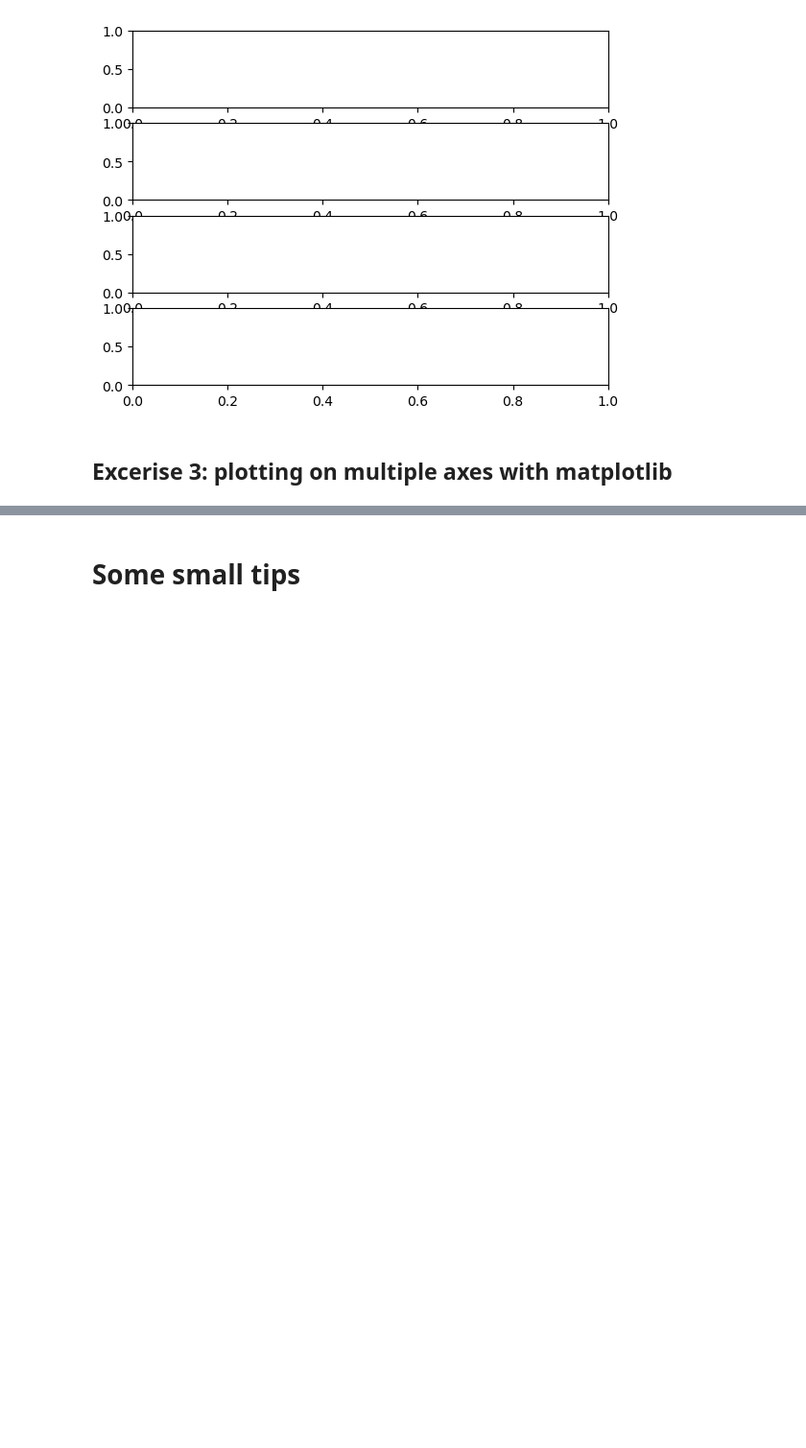
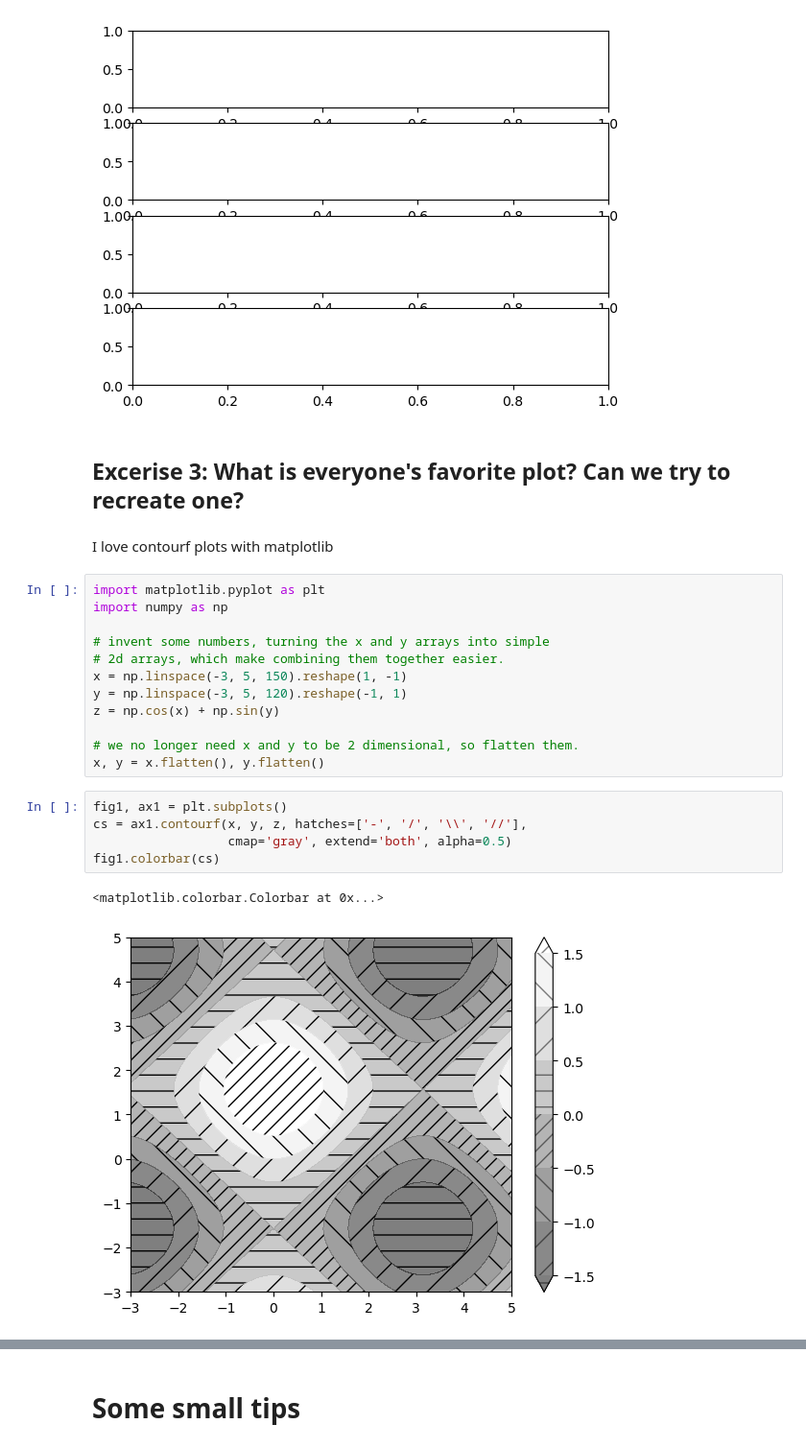
Before and after one commit to shahinmg/data_viz, a Jupyter notebook: data_viz_pt2.ipynb, the cells around one changed output, grey strips where cells are left out. Shown at 96% size. Cells and saved outputs as stored; diff of their text form; blank space fills up the shorter version.

Commit message:
contourf and maybe dictionaries

```diff
--- a/data_viz_pt2.ipynb
+++ b/data_viz_pt2.ipynb
@@ -103,4 +103,26 @@ fig, axs = plt.subplots(nrows=4, ncols=1)
 # %% [output]
 [figure]
 # %% [markdown]
-## Excerise 3: plotting on multiple axes with matplotlib
+## Excerise 3: What is everyone's favorite plot? Can we try to recreate one?
+# %% [markdown]
+I love contourf plots with matplotlib
+# %%
+import matplotlib.pyplot as plt
+import numpy as np
+
+# invent some numbers, turning the x and y arrays into simple
+# 2d arrays, which make combining them together easier.
+x = np.linspace(-3, 5, 150).reshape(1, -1)
+y = np.linspace(-3, 5, 120).reshape(-1, 1)
+z = np.cos(x) + np.sin(y)
+
+# we no longer need x and y to be 2 dimensional, so flatten them.
+x, y = x.flatten(), y.flatten()
+# %%
+fig1, ax1 = plt.subplots()
+cs = ax1.contourf(x, y, z, hatches=['-', '/', '\\', '//'],
+                  cmap='gray', extend='both', alpha=0.5)
+fig1.colorbar(cs)
+# %% [output]
+<matplotlib.colorbar.Colorbar at 0x...>
+[figure, added]
```
Also changed, not shown: parts of 2 cells of this notebook.
